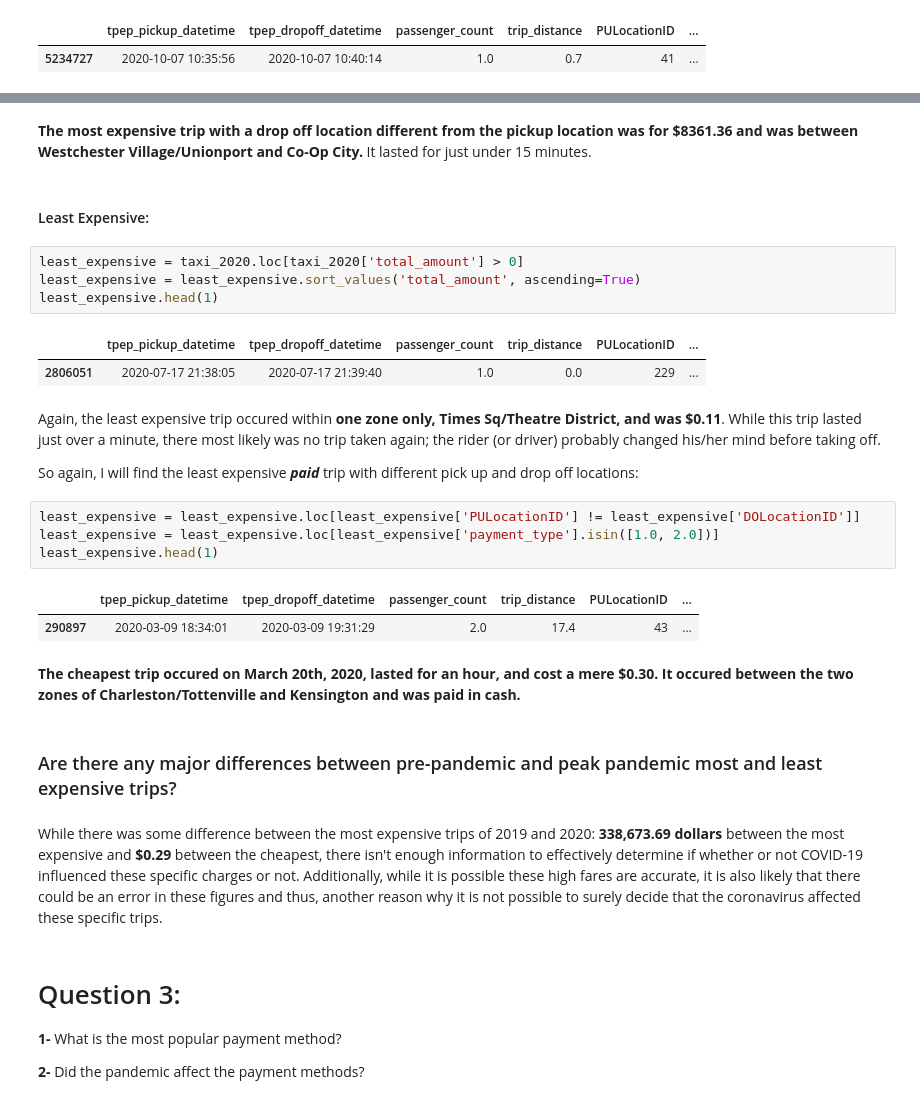
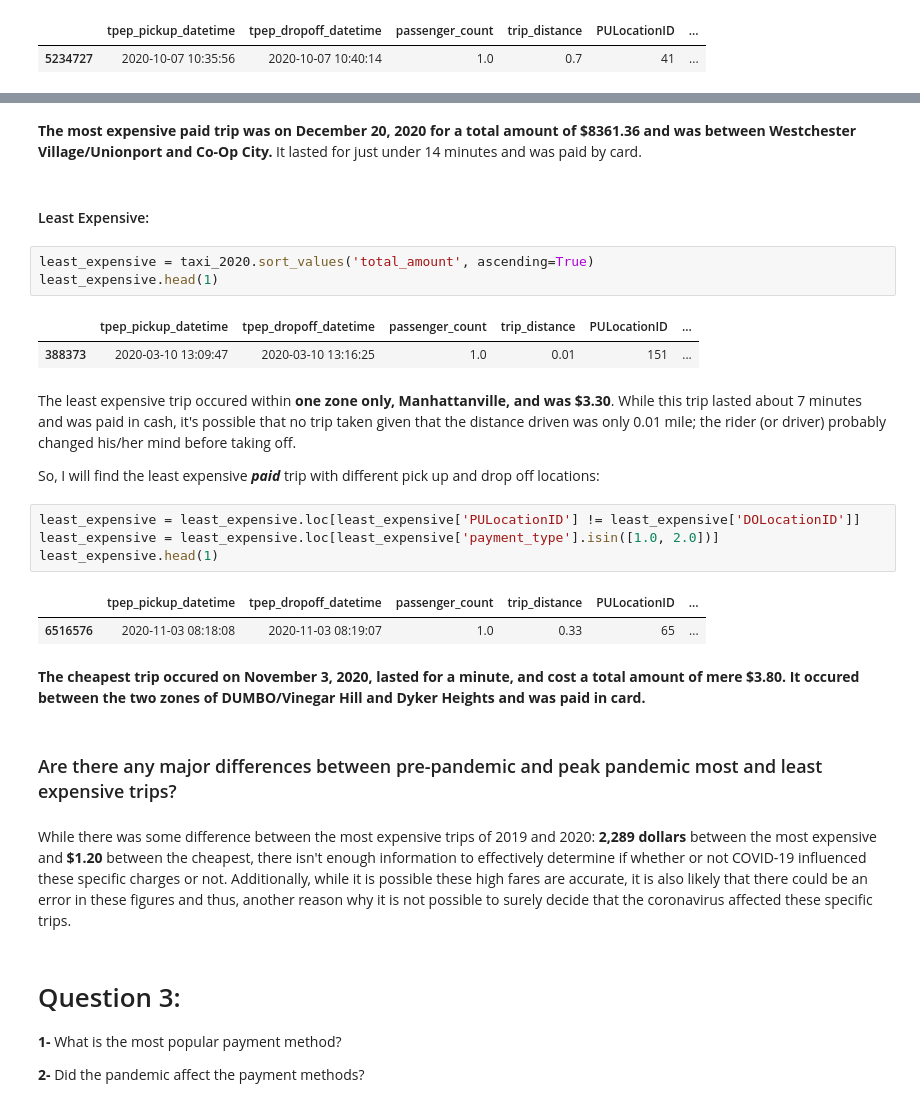
Before and after one commit to samtuleen/nyc-taxis-vs-covid, a Jupyter notebook: notebook1.ipynb, the cells around one changed output, grey strips where cells are left out. Saved outputs shown, nothing was run; the diff lists cells and outputs as text.

```diff
--- a/notebook1.ipynb
+++ b/notebook1.ipynb
@@ -94,31 +97,30 @@ most_expensive2.head(1)
 # %% [markdown]
-**The most expensive trip with a drop off location different from the pickup location was for $8361.36 and was between Westchester Village/Unionport and Co-Op City.** It lasted for just under 15 minutes.
+**The most expensive paid trip was on December 20, 2020 for a total amount of $8361.36 and was between Westchester Village/Unionport and Co-Op City.** It lasted for just under 14 minutes and was paid by card.
 # %% [markdown]
 #### Least Expensive:
 # %%
-least_expensive = taxi_2020.loc[taxi_2020['total_amount'] > 0]
-least_expensive = least_expensive.sort_values('total_amount', ascending=True)
+least_expensive = taxi_2020.sort_values('total_amount', ascending=True)
 least_expensive.head(1)
 # %% [output]
 |  | tpep_pickup_datetime | tpep_dropoff_datetime | passenger_count | trip_distance | PULocationID | ... |
-| 2806051 | 2020-07-17 21:38:05 | 2020-07-17 21:39:40 | 1.0 | 0.0 | 229 | ... |
+| 388373 | 2020-03-10 13:09:47 | 2020-03-10 13:16:25 | 1.0 | 0.01 | 151 | ... |
 # %% [markdown]
-Again, the least expensive trip occured within **one zone only, Times Sq/Theatre District, and was $0.11**. While this trip lasted just over a minute, there most likely was no trip taken again; the rider (or driver) probably changed his/her mind before taking off.
+The least expensive trip occured within **one zone only, Manhattanville, and was $3.30**. While this trip lasted about 7 minutes and was paid in cash, it's possible that no trip taken given that the distance driven was only 0.01 mile; the rider (or driver) probably changed his/her mind before taking off.
 
-So again, I will find the least expensive ***paid*** trip with different pick up and drop off locations:
+So, I will find the least expensive ***paid*** trip with different pick up and drop off locations:
 # %%
 least_expensive = least_expensive.loc[least_expensive['PULocationID'] != least_expensive['DOLocationID']]
 least_expensive = least_expensive.loc[least_expensive['payment_type'].isin([1.0, 2.0])]
 least_expensive.head(1)
 # %% [output]
 |  | tpep_pickup_datetime | tpep_dropoff_datetime | passenger_count | trip_distance | PULocationID | ... |
-| 290897 | 2020-03-09 18:34:01 | 2020-03-09 19:31:29 | 2.0 | 17.4 | 43 | ... |
+| 6516576 | 2020-11-03 08:18:08 | 2020-11-03 08:19:07 | 1.0 | 0.33 | 65 | ... |
 # %% [markdown]
-**The cheapest trip occured on March 20th, 2020, lasted for an hour, and cost a mere $0.30. It occured between the two zones of Charleston/Tottenville and Kensington and was paid in cash.**
+**The cheapest trip occured on November 3, 2020, lasted for a minute, and cost a total amount of mere $3.80. It occured between the two zones of DUMBO/Vinegar Hill and Dyker Heights and was paid in card.**
 # %% [markdown]
 ### Are there any major differences between pre-pandemic and peak pandemic most and least expensive trips?
 # %% [markdown]
-While there was some difference between the most expensive trips of 2019 and 2020: **338,673.69 dollars**  between the most expensive and **$0.29** between the cheapest, there isn't enough information to effectively determine if whether or not COVID-19 influenced these specific charges or not. Additionally, while it is possible these high fares are accurate, it is also likely that there could be an error in these figures and thus, another reason why it is not possible to surely decide that the coronavirus affected these specific trips.
+While there was some difference between the most expensive trips of 2019 and 2020: **2,289 dollars**  between the most expensive and **$1.20** between the cheapest, there isn't enough information to effectively determine if whether or not COVID-19 influenced these specific charges or not. Additionally, while it is possible these high fares are accurate, it is also likely that there could be an error in these figures and thus, another reason why it is not possible to surely decide that the coronavirus affected these specific trips.
 # %% [markdown]
 # Question 3:
 **1-** What is the most popular payment method?
```
Also changed, not shown: parts of 8 cells of this notebook.
